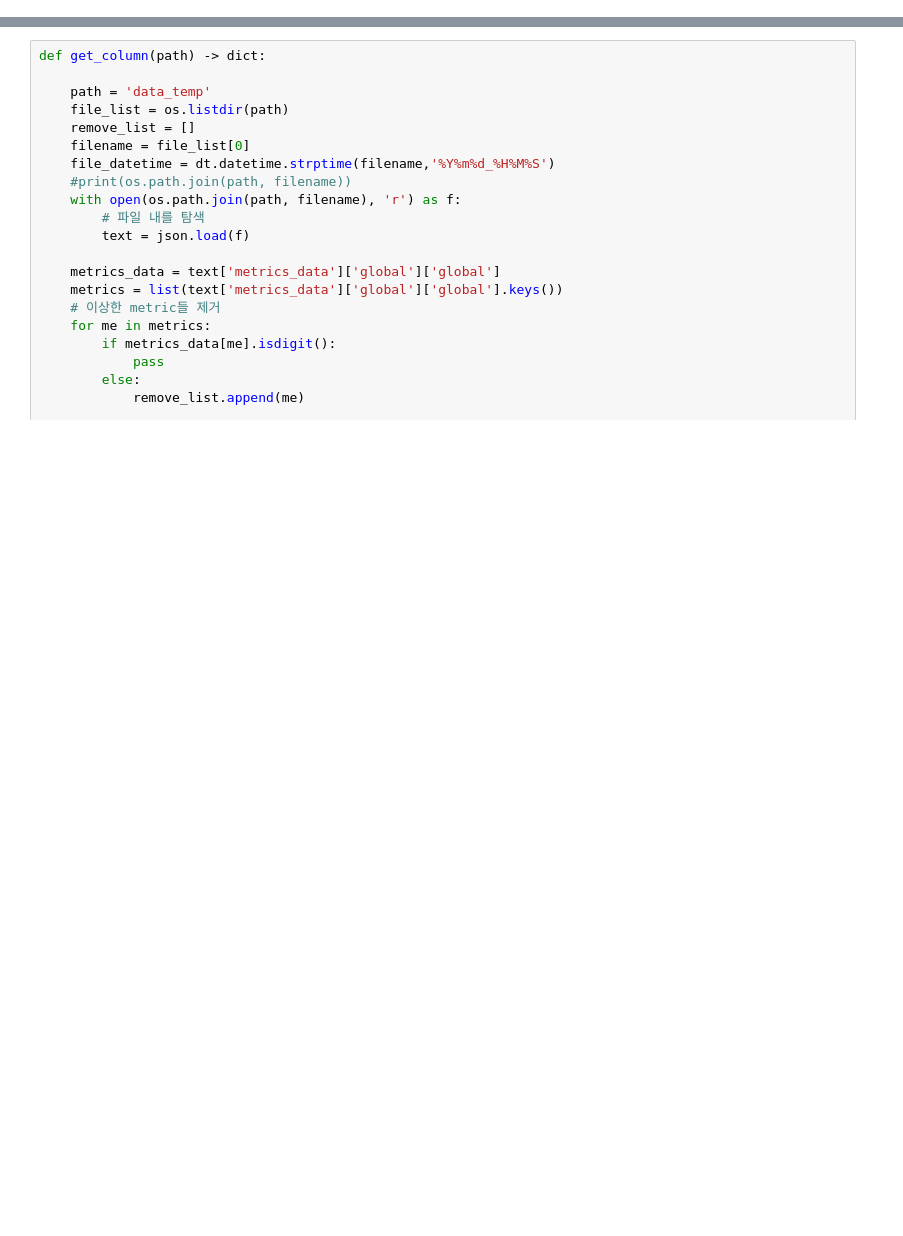
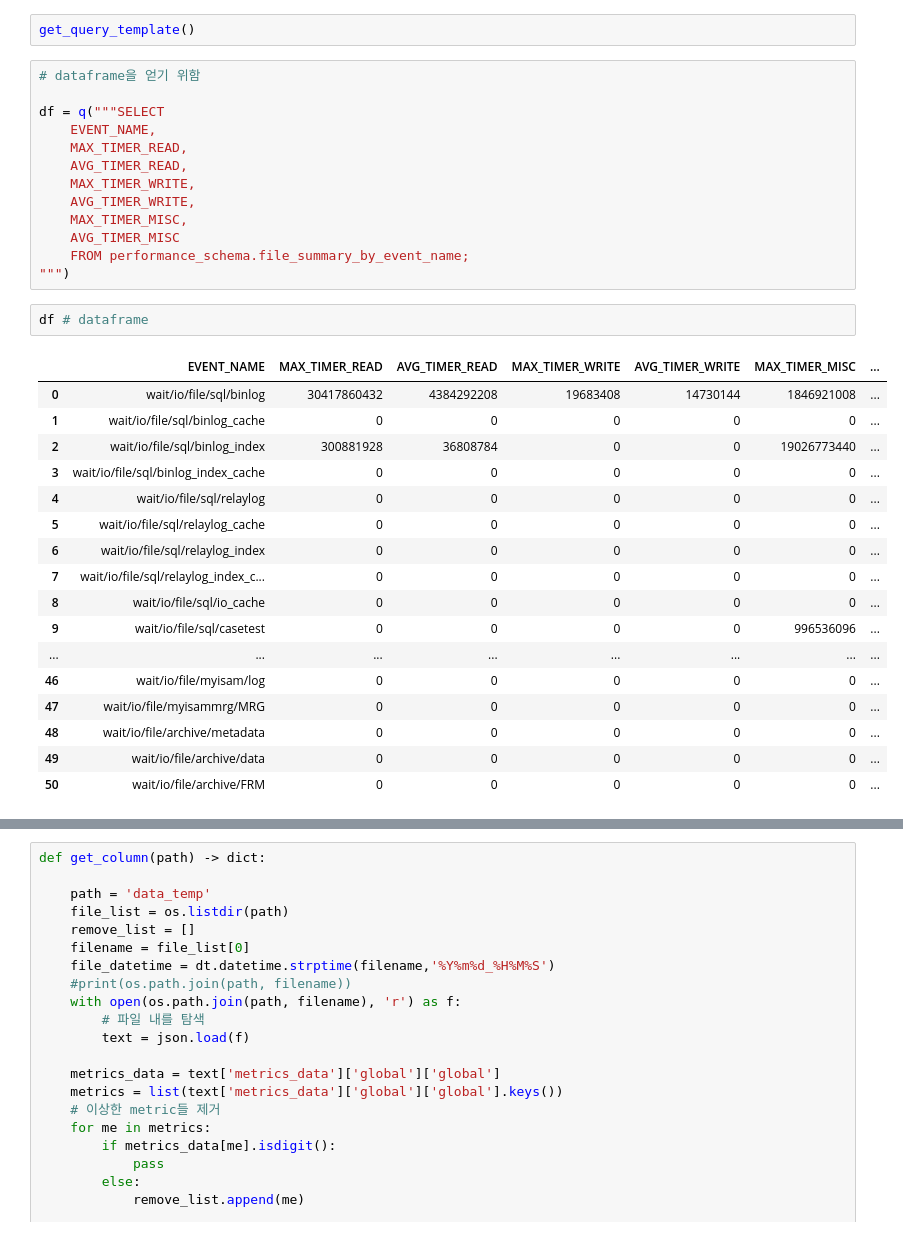
Before and after one commit to allene-ha/EDA_Framework, a Jupyter notebook: chart_visualization.ipynb, the cells around one changed output, grey strips where cells are left out. Drawn from its saved outputs; the diff is of its cells as text; blank space fills up the shorter version.

```diff
--- a/chart_visualization.ipynb
+++ b/chart_visualization.ipynb
@@ -1,3 +35,38 @@
+# %%
+get_query_template()
+# %%
+# dataframe을 얻기 위함
+
+df = q("""SELECT
+    EVENT_NAME,
+    MAX_TIMER_READ,
+    AVG_TIMER_READ,
+    MAX_TIMER_WRITE,
+    AVG_TIMER_WRITE,
+    MAX_TIMER_MISC,
+    AVG_TIMER_MISC
+    FROM performance_schema.file_summary_by_event_name;
+""")
+# %%
+df # dataframe
+# %% [output]
+|  | EVENT_NAME | MAX_TIMER_READ | AVG_TIMER_READ | MAX_TIMER_WRITE | AVG_TIMER_WRITE | MAX_TIMER_MISC | ... |
+| 0 | wait/io/file/sql/binlog | 30417860432 | 4384292208 | 19683408 | 14730144 | 1846921008 | ... |
+| 1 | wait/io/file/sql/binlog_cache | 0 | 0 | 0 | 0 | 0 | ... |
+| 2 | wait/io/file/sql/binlog_index | 300881928 | 36808784 | 0 | 0 | 19026773440 | ... |
+| 3 | wait/io/file/sql/binlog_index_cache | 0 | 0 | 0 | 0 | 0 | ... |
+| 4 | wait/io/file/sql/relaylog | 0 | 0 | 0 | 0 | 0 | ... |
+| 5 | wait/io/file/sql/relaylog_cache | 0 | 0 | 0 | 0 | 0 | ... |
+| 6 | wait/io/file/sql/relaylog_index | 0 | 0 | 0 | 0 | 0 | ... |
+| 7 | wait/io/file/sql/relaylog_index_c... | 0 | 0 | 0 | 0 | 0 | ... |
+| 8 | wait/io/file/sql/io_cache | 0 | 0 | 0 | 0 | 0 | ... |
+| 9 | wait/io/file/sql/casetest | 0 | 0 | 0 | 0 | 996536096 | ... |
+| ... | ... | ... | ... | ... | ... | ... | ... |
+| 46 | wait/io/file/myisam/log | 0 | 0 | 0 | 0 | 0 | ... |
+| 47 | wait/io/file/myisammrg/MRG | 0 | 0 | 0 | 0 | 0 | ... |
+| 48 | wait/io/file/archive/metadata | 0 | 0 | 0 | 0 | 0 | ... |
+| 49 | wait/io/file/archive/data | 0 | 0 | 0 | 0 | 0 | ... |
+| 50 | wait/io/file/archive/FRM | 0 | 0 | 0 | 0 | 0 | ... |
 # %%
 #VBox([Label('I want this to be in the center.')]
 #,layout=Layout(width='100%', display='flex' ,
```
Also changed, not shown: parts of 4 cells of this notebook, 3 other files.
